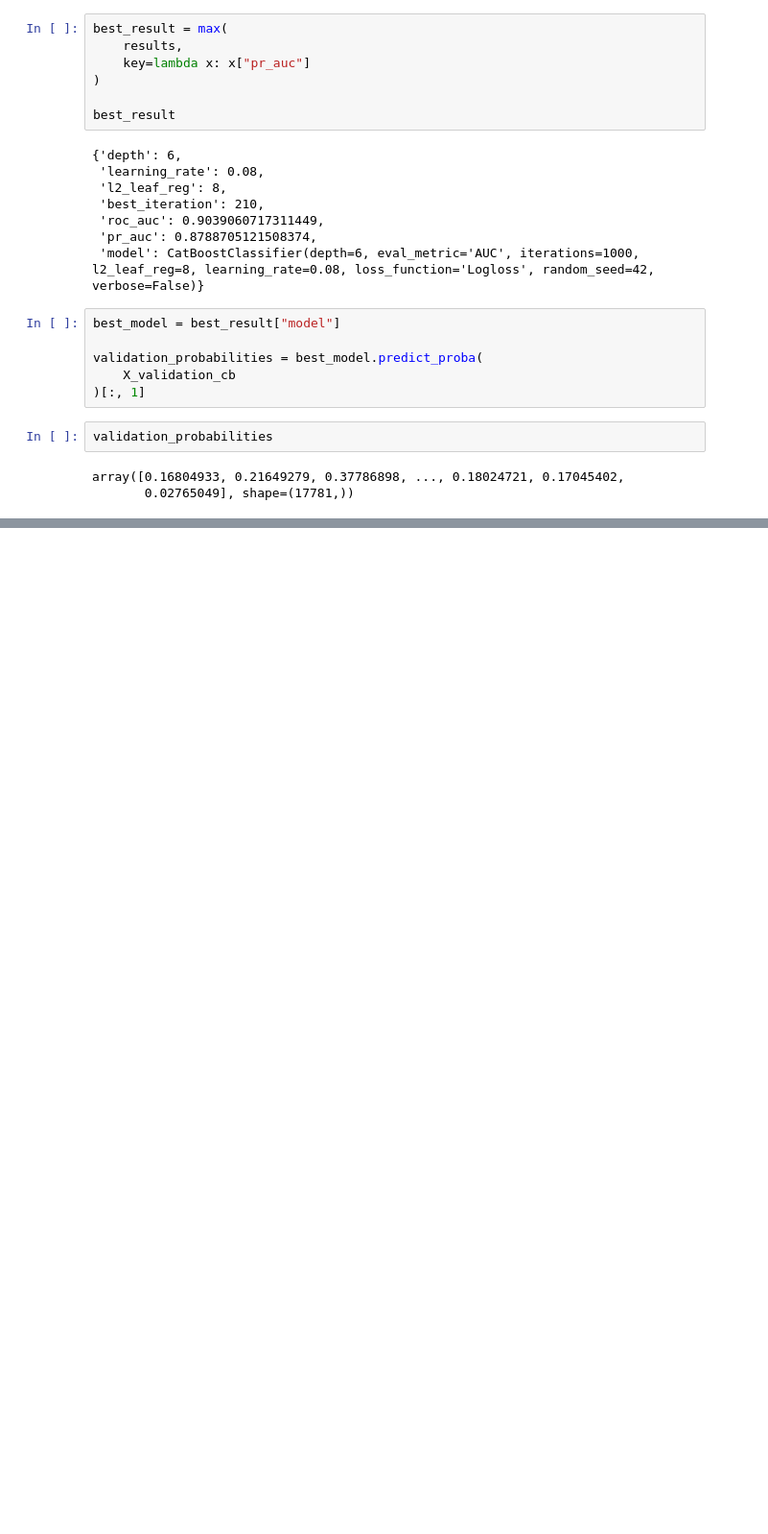
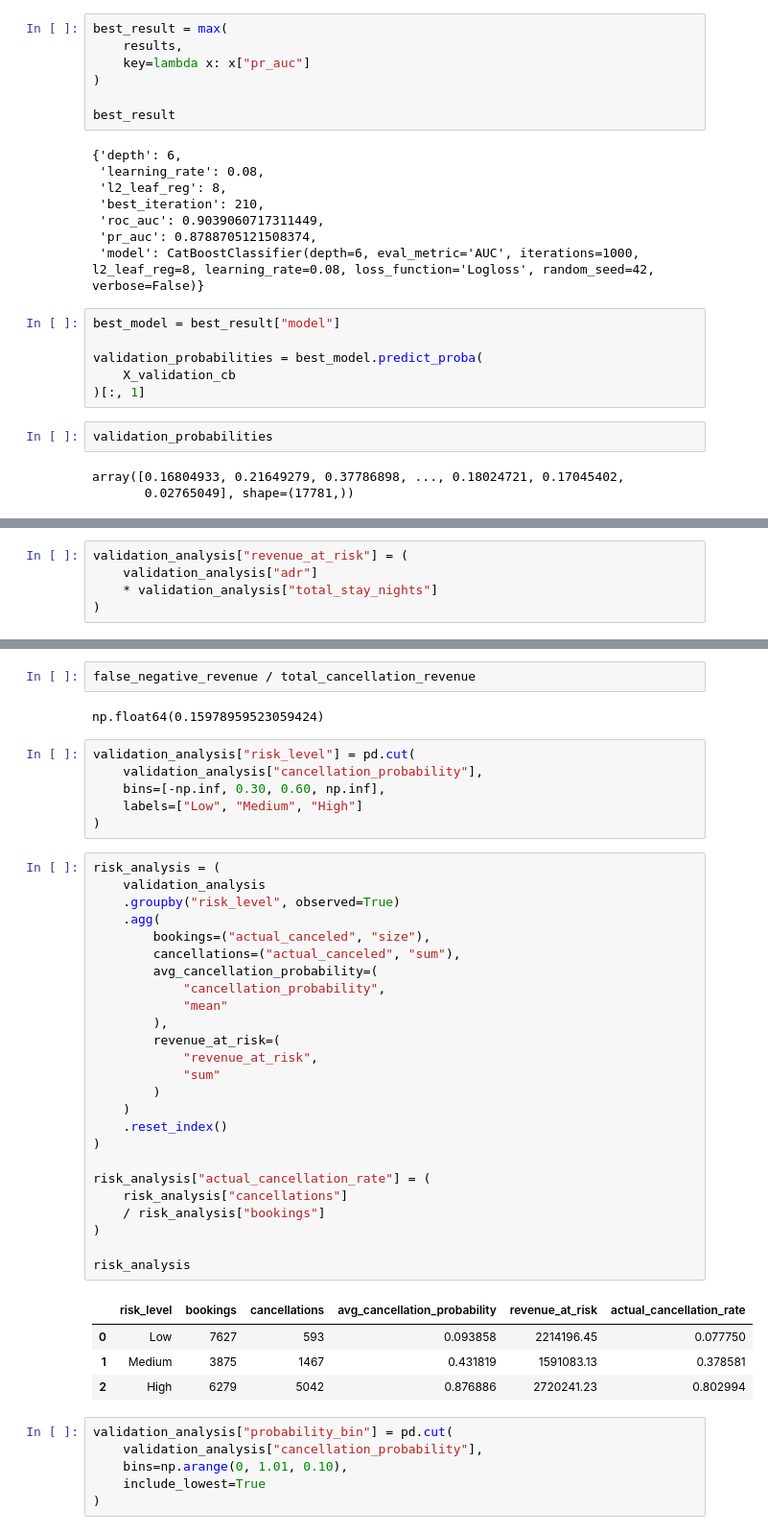
Before and after one commit to meezi123/BookingShield, a Jupyter notebook: notebooks/modeling_and_evaluation.ipynb, the cells around one changed output, grey strips where cells are left out. Shown at 96% size. Saved outputs shown, nothing was run; the diff lists cells and outputs as text; blank space fills up the shorter version.

```diff
--- a/notebooks/modeling_and_evaluation.ipynb
+++ b/notebooks/modeling_and_evaluation.ipynb
@@ -787,0 +889,5 @@ array([0.16804933, 0.21649279, 0.37786898, ..., 0.18024721, 0.17045402,
+# %%
+validation_analysis["revenue_at_risk"] = (
+    validation_analysis["adr"]
+    * validation_analysis["total_stay_nights"]
+)
@@ -787,0 +930,46 @@ array([0.16804933, 0.21649279, 0.37786898, ..., 0.18024721, 0.17045402,
+# %%
+false_negative_revenue / total_cancellation_revenue
+# %% [output]
+np.float64(0.15978959523059424)
+# %%
+validation_analysis["risk_level"] = pd.cut(
+    validation_analysis["cancellation_probability"],
+    bins=[-np.inf, 0.30, 0.60, np.inf],
+    labels=["Low", "Medium", "High"]
+)
+# %%
+risk_analysis = (
+    validation_analysis
+    .groupby("risk_level", observed=True)
+    .agg(
+        bookings=("actual_canceled", "size"),
+        cancellations=("actual_canceled", "sum"),
+        avg_cancellation_probability=(
+            "cancellation_probability",
+            "mean"
+        ),
+        revenue_at_risk=(
+            "revenue_at_risk",
+            "sum"
+        )
+    )
+    .reset_index()
+)
+
+risk_analysis["actual_cancellation_rate"] = (
+    risk_analysis["cancellations"]
+    / risk_analysis["bookings"]
+)
+
+risk_analysis
+# %% [output]
+|  | risk_level | bookings | cancellations | avg_cancellation_probability | revenue_at_risk | actual_cancellation_rate |
+| 0 | Low | 7627 | 593 | 0.093858 | 2214196.45 | 0.077750 |
+| 1 | Medium | 3875 | 1467 | 0.431819 | 1591083.13 | 0.378581 |
+| 2 | High | 6279 | 5042 | 0.876886 | 2720241.23 | 0.802994 |
+# %%
+validation_analysis["probability_bin"] = pd.cut(
+    validation_analysis["cancellation_probability"],
+    bins=np.arange(0, 1.01, 0.10),
+    include_lowest=True
+)
```
Also changed, not shown: parts of 20 cells of this notebook.
